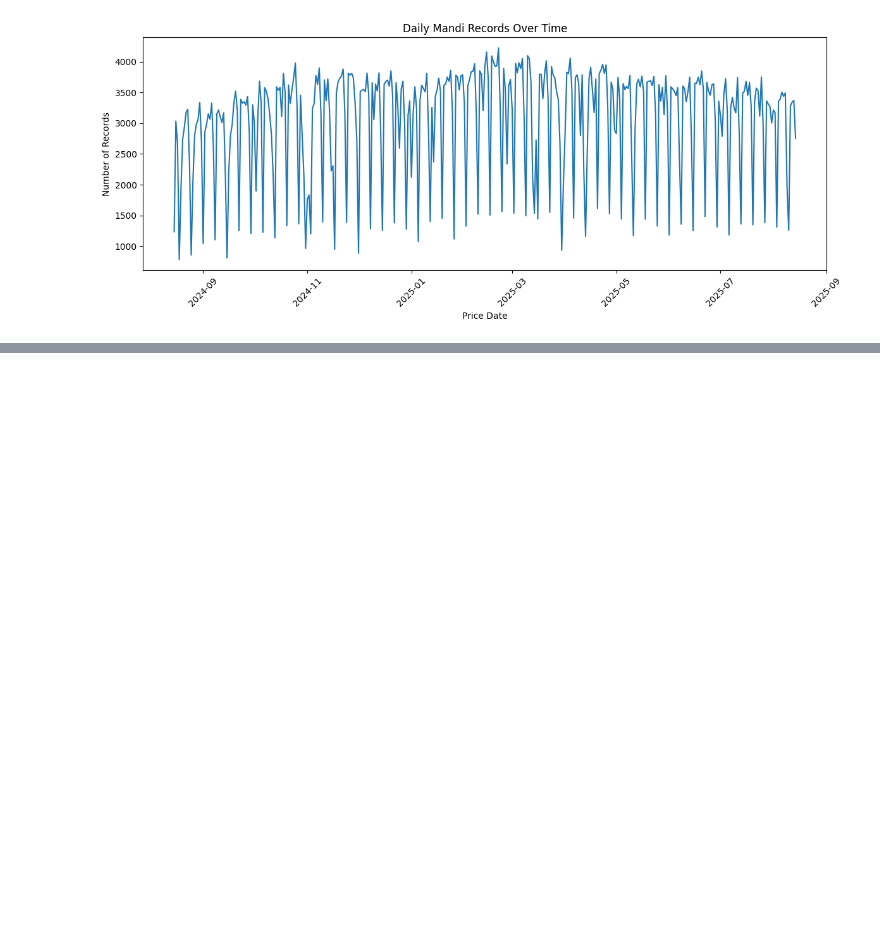
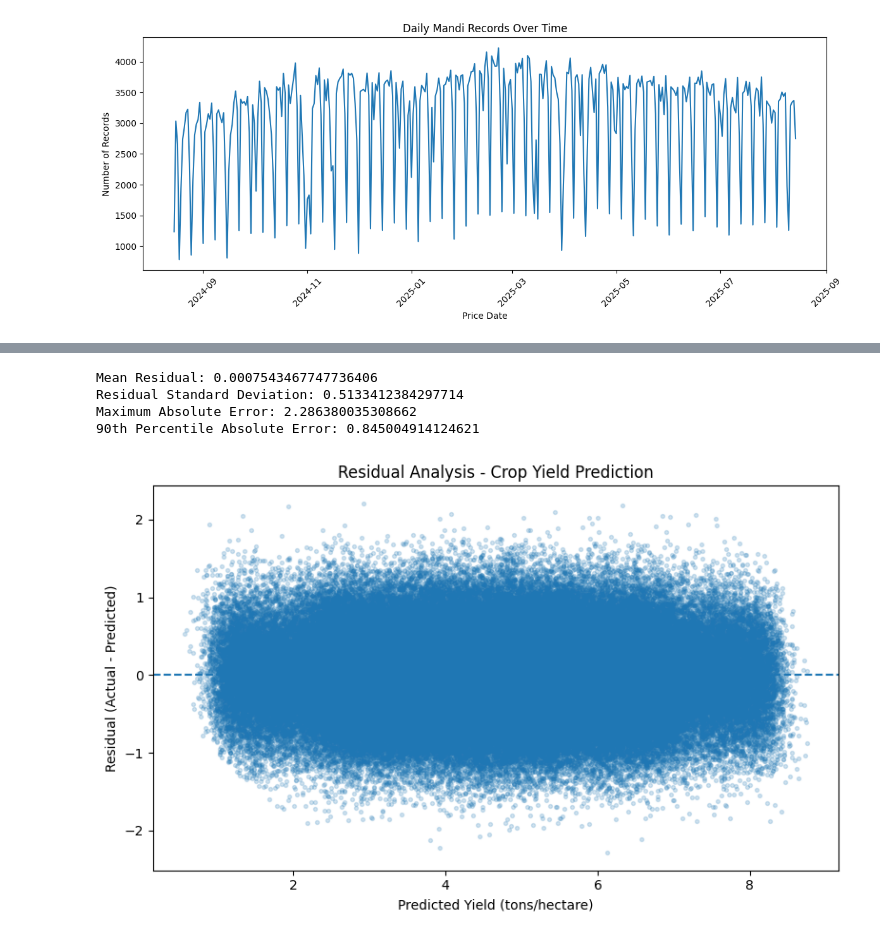
Before and after one commit to Sariq241/agribusiness-data-analysis-internship, a Jupyter notebook: Notebooks/agribusiness_analysis.ipynb, the cells around one changed output, grey strips where cells are left out. Drawn from its saved outputs; the diff is of its cells as text; code cells hidden in the pictures; blank space fills up the shorter version.

Commit message:
Update Week 5 notebook and prediction models

```diff
--- a/Notebooks/agribusiness_analysis.ipynb
+++ b/Notebooks/agribusiness_analysis.ipynb
@@ -1474,0 +1254,24 @@ plt.show()
+# %%
+
+from sklearn.ensemble import RandomForestRegressor
+from sklearn.pipeline import Pipeline
+from sklearn.metrics import mean_absolute_error, mean_squared_error, r2_score
+
+rf_model = Pipeline([
+    ("preprocessor", preprocessor),
+    ("model", RandomForestRegressor(
+        n_estimators=100,
+        min_samples_leaf=2,
+        random_state=42,
+        n_jobs=-1
+    ))
+])
+
+rf_model.fit(X_train, y_train)
+rf_predictions = rf_model.predict(X_test)
+rf_mae = mean_absolute_error(y_test, rf_predictions)
+rf_rmse = np.sqrt(mean_squared_error(y_test, rf_predictions))
+rf_r2 = r2_score(y_test, rf_predictions)
+print("Random Forest MAE:", rf_mae)
+print("Random Forest RMSE:", rf_rmse)
+print("Random Forest R2:", rf_r2)
@@ -1474,0 +1342,25 @@ plt.show()
+# %%
+
+residuals = y_test.to_numpy() - rf_predictions
+print("Mean Residual:", residuals.mean())
+print("Residual Standard Deviation:", residuals.std())
+print("Maximum Absolute Error:", np.abs(residuals).max())
+print("90th Percentile Absolute Error:",
+      np.percentile(np.abs(residuals), 90))
+# %% [output]
+Mean Residual: 0.0007543467747736406
+Residual Standard Deviation: 0.5133412384297714
+Maximum Absolute Error: 2.286380035308662
+90th Percentile Absolute Error: 0.845004914124621
+# %%
+
+plt.figure(figsize=(8, 5))
+plt.scatter(rf_predictions, residuals, alpha=0.2, s=8)
+plt.axhline(y=0, linestyle="--")
+plt.xlabel("Predicted Yield (tons/hectare)")
+plt.ylabel("Residual (Actual - Predicted)")
+plt.title("Residual Analysis - Crop Yield Prediction")
+plt.tight_layout()
+plt.show()
+# %% [output]
+[figure, added]
```
Also changed, not shown: parts of 81 cells of this notebook, 1 other file.
